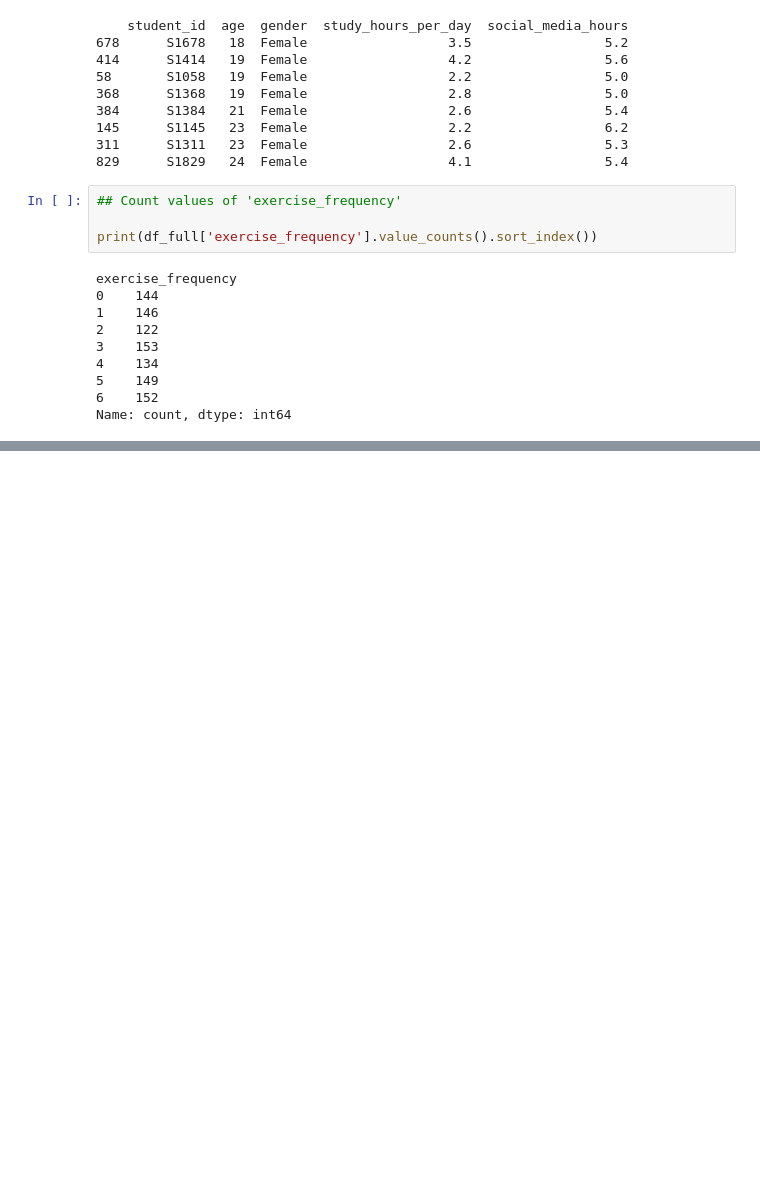
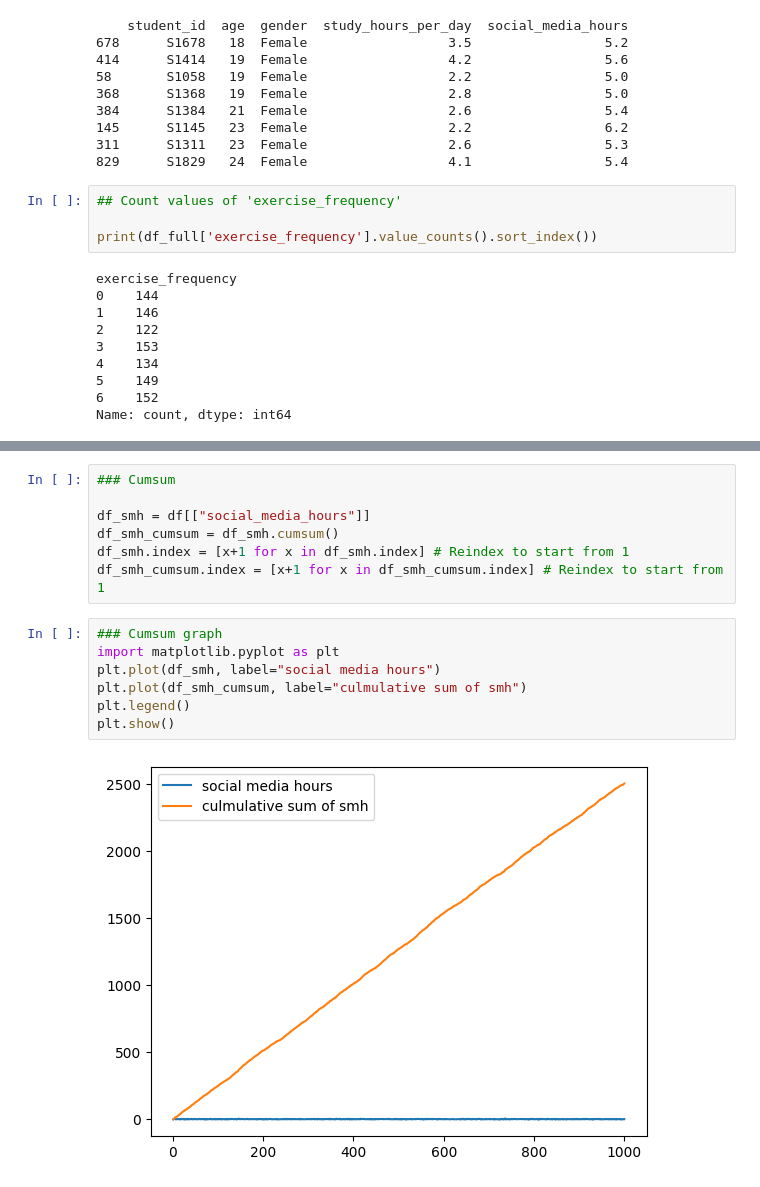
Before and after one commit to anakin-1181/DS_Pandas, a Jupyter notebook: pandas.ipynb, the cells around one changed output, grey strips where cells are left out. Saved outputs shown, nothing was run; the diff lists cells and outputs as text; blank space fills up the shorter version.

```diff
--- a/pandas.ipynb
+++ b/pandas.ipynb
@@ -80,0 +104,16 @@ Name: count, dtype: int64
+# %%
+### Cumsum
+
+df_smh = df[["social_media_hours"]]
+df_smh_cumsum = df_smh.cumsum()
+df_smh.index = [x+1 for x in df_smh.index] # Reindex to start from 1
+df_smh_cumsum.index = [x+1 for x in df_smh_cumsum.index] # Reindex to start from 1
+# %%
+### Cumsum graph
+import matplotlib.pyplot as plt
+plt.plot(df_smh, label="social media hours")
+plt.plot(df_smh_cumsum, label="culmulative sum of smh")
+plt.legend()
+plt.show()
+# %% [output]
+[figure, added]
```
Also changed, not shown: parts of 8 cells of this notebook, 2 other files.
